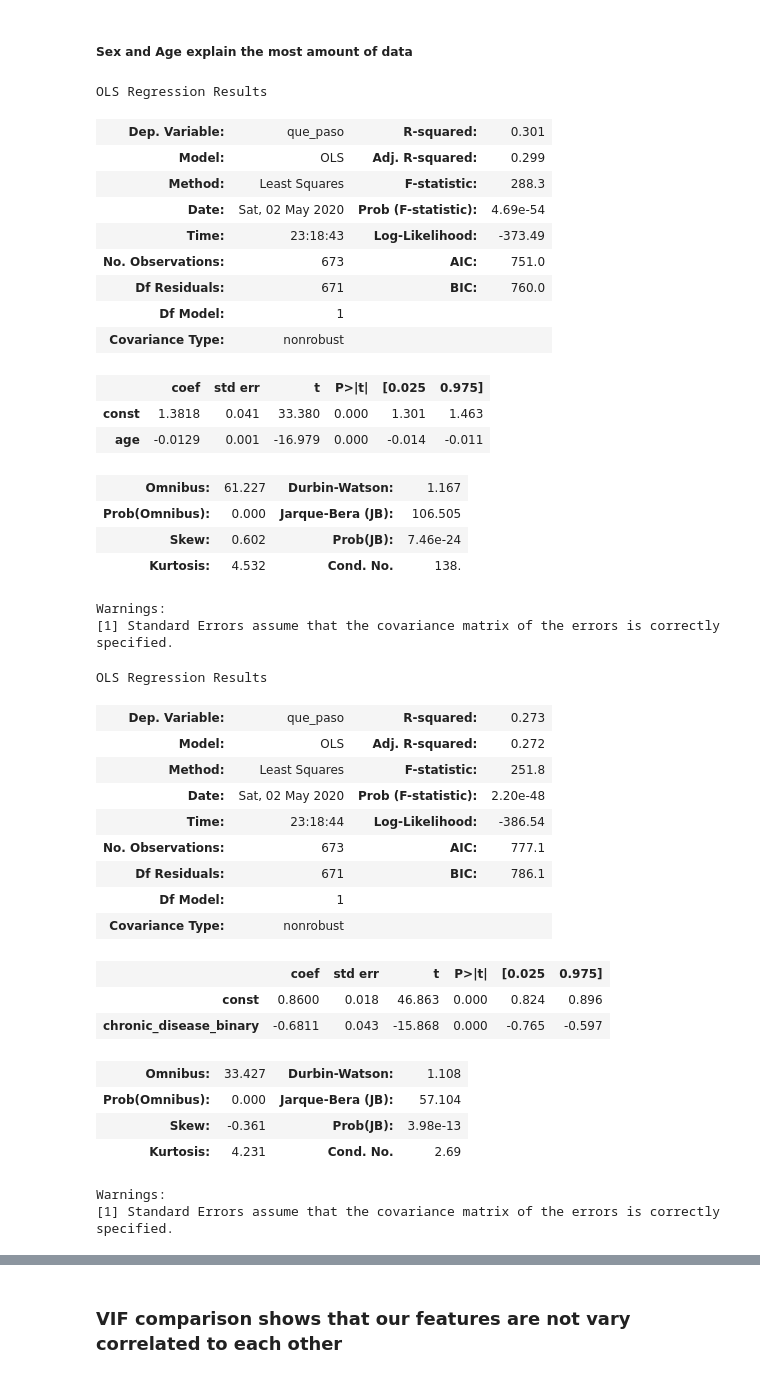
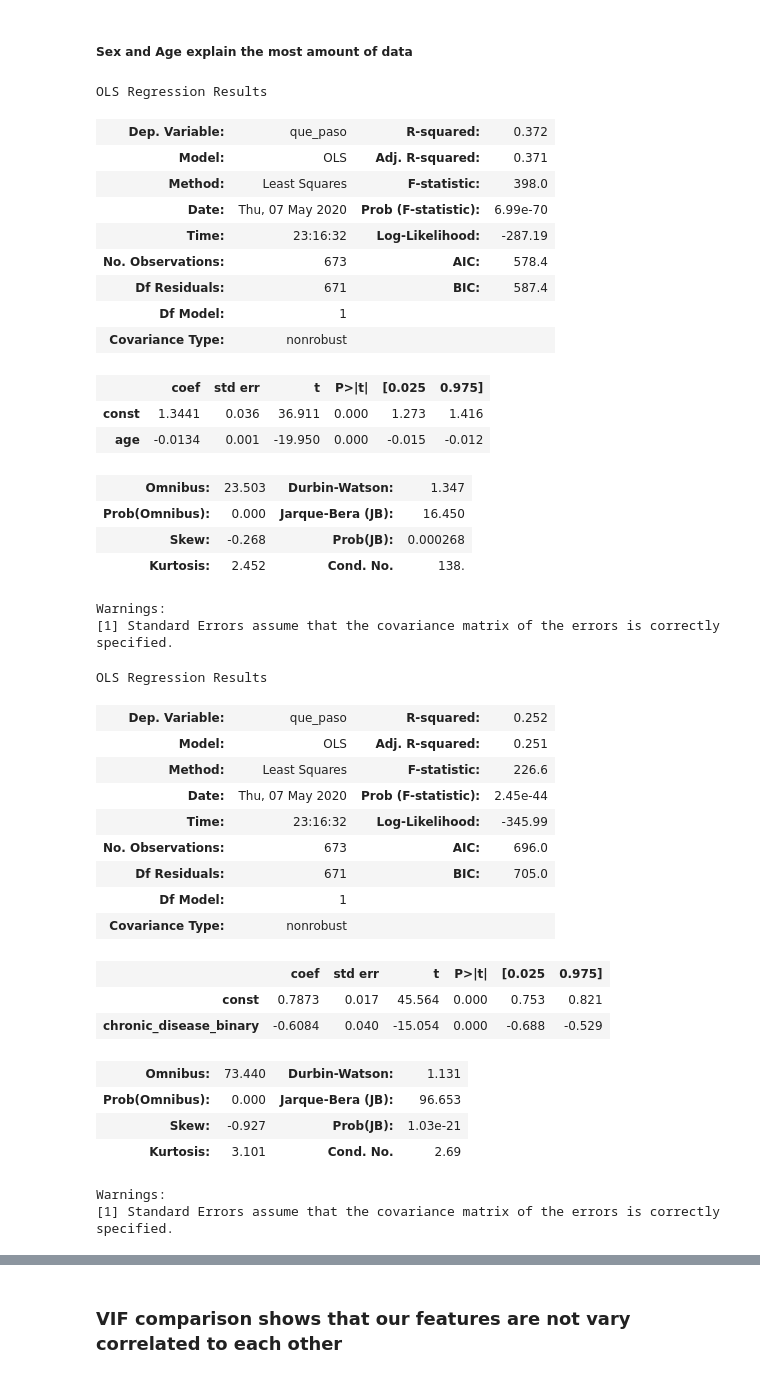
Before and after one commit to dukersss13/COVID-19-ML-Classification-Model, a Jupyter notebook: Nwerem.ipynb, the cells around one changed output, grey strips where cells are left out. Saved outputs shown, nothing was run; the diff lists cells and outputs as text; code cells hidden in the pictures.

```diff
--- a/Nwerem.ipynb
+++ b/Nwerem.ipynb
@@ -31,15 +31,15 @@ def clean(train):
     mp3 = {'male': 0, 'female': 1}
 
 # Updating the training data with new values
-    subset = subset.replace(mp).replace(mp2)
-    subset = subset.replace(mp3)
+    subset = subset.replace(mp).replace(mp2).replace(mp3)
     subset['chronic_disease_binary'] = subset['chronic_disease_binary']*1
     subset['age'] = subset['age'].astype(float)
-    xtrain = subset.drop('que_paso', axis = 1)
+
+    xtrain = subset
     ytrain = subset['que_paso']
-    return xtrain, ytrain
+    return xtrain, ytrain, mp2
 # %%
-cleaned_subset, ytrain = clean(train)
+xtrain, ytrain, mp2 = clean(train)
 # %% [markdown]
 #### Done by ya boi, Matt "the 'n' is silent" Nwerem, cheeeeeeeyuuuuh
 # %%
@@ -111,51 +110,51 @@ log reg, naive bayes, random forest, NN
 import statsmodels.api as sm
 import matplotlib.pyplot as plt
 # %%
-reg = sm.add_constant(cleaned_subset['age'])
+reg = sm.add_constant(xtrain['age'])
 results = sm.OLS(ytrain, reg).fit()
 results.summary()
 # %% [output]
 OLS Regression Results
-| Dep. Variable: | que_paso | R-squared: | 0.301 |
-| Model: | OLS | Adj. R-squared: | 0.299 |
-| Method: | Least Squares | F-statistic: | 288.3 |
-| Date: | Sat, 02 May 2020 | Prob (F-statistic): | 4.69e-54 |
-| Time: | 23:18:43 | Log-Likelihood: | -373.49 |
-| No. Observations: | 673 | AIC: | 751.0 |
-| Df Residuals: | 671 | BIC: | 760.0 |
+| Dep. Variable: | que_paso | R-squared: | 0.372 |
+| Model: | OLS | Adj. R-squared: | 0.371 |
+| Method: | Least Squares | F-statistic: | 398.0 |
+| Date: | Thu, 07 May 2020 | Prob (F-statistic): | 6.99e-70 |
+| Time: | 23:16:32 | Log-Likelihood: | -287.19 |
+| No. Observations: | 673 | AIC: | 578.4 |
+| Df Residuals: | 671 | BIC: | 587.4 |
 | Df Model: | 1 |  |  |
 | Covariance Type: | nonrobust |  |  |
 |  | coef | std err | t | P>|t| | [0.025 | 0.975] |
-| const | 1.3818 | 0.041 | 33.380 | 0.000 | 1.301 | 1.463 |
-| age | -0.0129 | 0.001 | -16.979 | 0.000 | -0.014 | -0.011 |
+| const | 1.3441 | 0.036 | 36.911 | 0.000 | 1.273 | 1.416 |
+| age | -0.0134 | 0.001 | -19.950 | 0.000 | -0.015 | -0.012 |
-| Omnibus: | 61.227 | Durbin-Watson: | 1.167 |
-| Prob(Omnibus): | 0.000 | Jarque-Bera (JB): | 106.505 |
-| Skew: | 0.602 | Prob(JB): | 7.46e-24 |
-| Kurtosis: | 4.532 | Cond. No. | 138. |
+| Omnibus: | 23.503 | Durbin-Watson: | 1.347 |
+| Prob(Omnibus): | 0.000 | Jarque-Bera (JB): | 16.450 |
+| Skew: | -0.268 | Prob(JB): | 0.000268 |
+| Kurtosis: | 2.452 | Cond. No. | 138. |
 Warnings:
 [1] Standard Errors assume that the covariance matrix of the errors is correctly specified.
 # %%
-reg = sm.add_constant(cleaned_subset['chronic_disease_binary'])
+reg = sm.add_constant(xtrain['chronic_disease_binary'])
 results = sm.OLS(ytrain, reg).fit()
 results.summary()
 # %% [output]
 OLS Regression Results
-| Dep. Variable: | que_paso | R-squared: | 0.273 |
-| Model: | OLS | Adj. R-squared: | 0.272 |
-| Method: | Least Squares | F-statistic: | 251.8 |
-| Date: | Sat, 02 May 2020 | Prob (F-statistic): | 2.20e-48 |
-| Time: | 23:18:44 | Log-Likelihood: | -386.54 |
-| No. Observations: | 673 | AIC: | 777.1 |
-| Df Residuals: | 671 | BIC: | 786.1 |
+| Dep. Variable: | que_paso | R-squared: | 0.252 |
+| Model: | OLS | Adj. R-squared: | 0.251 |
+| Method: | Least Squares | F-statistic: | 226.6 |
+| Date: | Thu, 07 May 2020 | Prob (F-statistic): | 2.45e-44 |
+| Time: | 23:16:32 | Log-Likelihood: | -345.99 |
+| No. Observations: | 673 | AIC: | 696.0 |
+| Df Residuals: | 671 | BIC: | 705.0 |
 | Df Model: | 1 |  |  |
 | Covariance Type: | nonrobust |  |  |
 |  | coef | std err | t | P>|t| | [0.025 | 0.975] |
-| const | 0.8600 | 0.018 | 46.863 | 0.000 | 0.824 | 0.896 |
-| chronic_disease_binary | -0.6811 | 0.043 | -15.868 | 0.000 | -0.765 | -0.597 |
+| const | 0.7873 | 0.017 | 45.564 | 0.000 | 0.753 | 0.821 |
+| chronic_disease_binary | -0.6084 | 0.040 | -15.054 | 0.000 | -0.688 | -0.529 |
-| Omnibus: | 33.427 | Durbin-Watson: | 1.108 |
-| Prob(Omnibus): | 0.000 | Jarque-Bera (JB): | 57.104 |
-| Skew: | -0.361 | Prob(JB): | 3.98e-13 |
-| Kurtosis: | 4.231 | Cond. No. | 2.69 |
+| Omnibus: | 73.440 | Durbin-Watson: | 1.131 |
+| Prob(Omnibus): | 0.000 | Jarque-Bera (JB): | 96.653 |
+| Skew: | -0.927 | Prob(JB): | 1.03e-21 |
+| Kurtosis: | 3.101 | Cond. No. | 2.69 |
 Warnings:
 [1] Standard Errors assume that the covariance matrix of the errors is correctly specified.
 # %%
```
Also changed, not shown: parts of 33 cells of this notebook.
